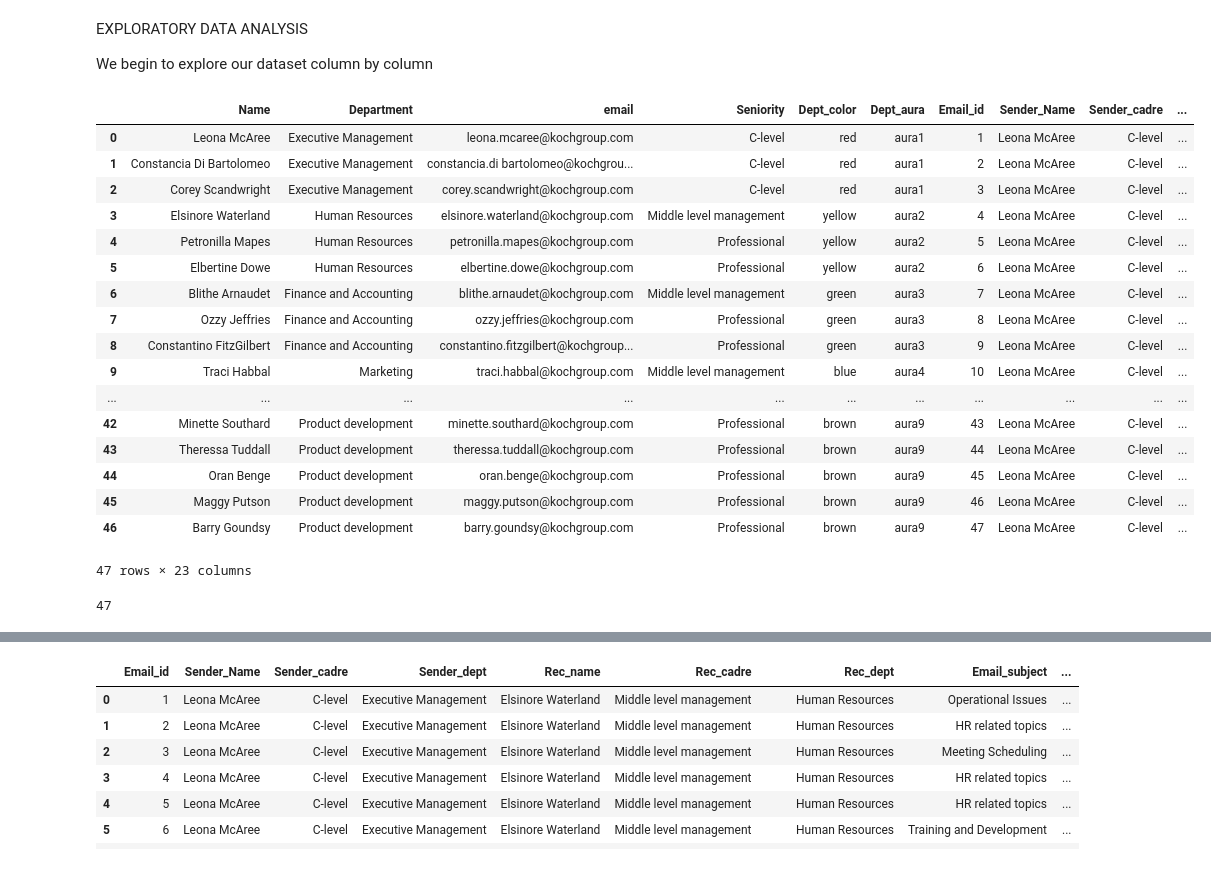
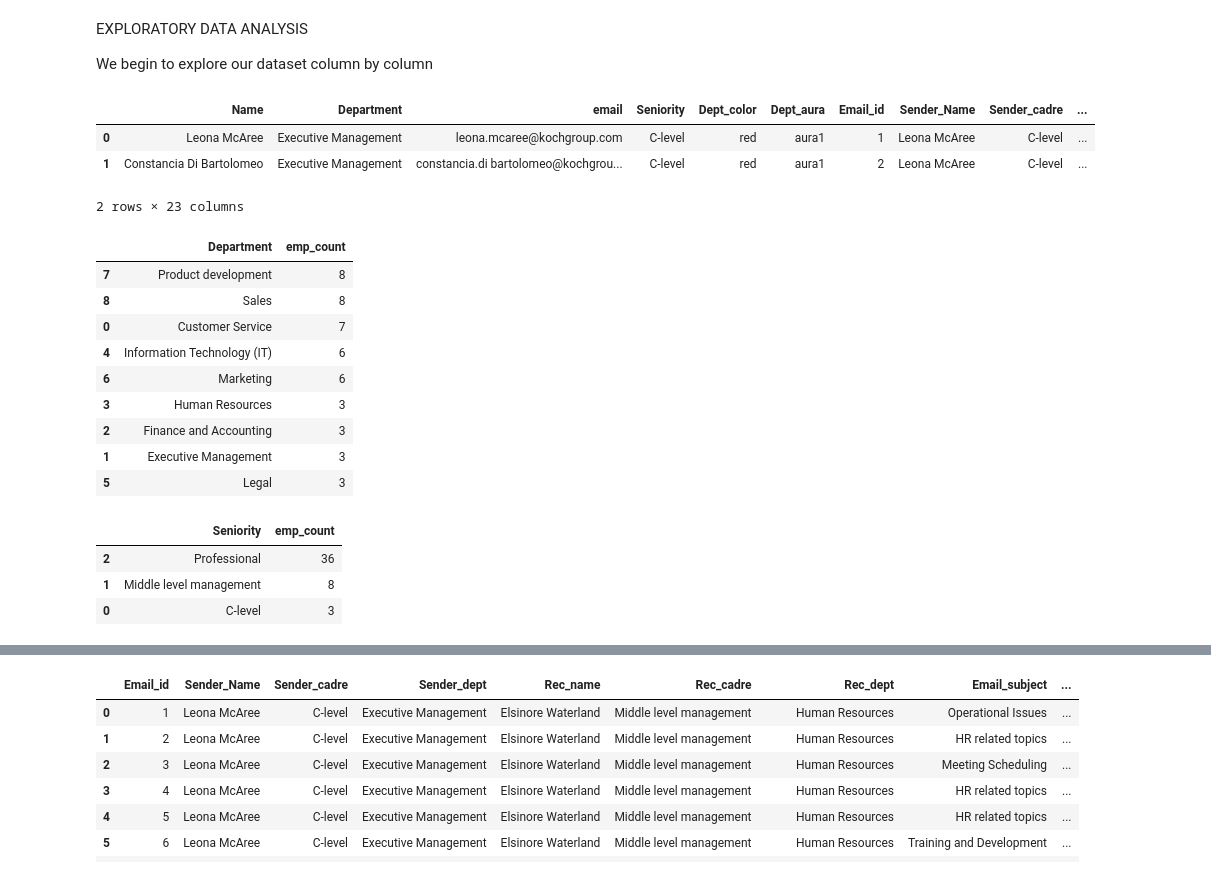
Before and after one commit to djibril968/Python_projects, a Jupyter notebook: Onyx_email_analysis.ipynb, the cells around one changed output, grey strips where cells are left out. Cells and saved outputs as stored; diff of their text form; code cells hidden in the pictures.

```diff
--- a/Onyx_email_analysis.ipynb
+++ b/Onyx_email_analysis.ipynb
@@ -191,30 +191,25 @@ We begin to explore our dataset column by column
 # %%
 #total employees
 #extract data using an inner join
 join_extract = Email_dim.join(Email_fact_data, how = 'inner')
-join_extract
+join_extract.head(2)
 # %% [output]
 |  | Name | Department | email | Seniority | Dept_color | Dept_aura | Email_id | Sender_Name | Sender_cadre | ... |
 | 0 | Leona McAree | Executive Management | leona.mcaree@kochgroup.com | C-level | red | aura1 | 1 | Leona McAree | C-level | ... |
 | 1 | Constancia Di Bartolomeo | Executive Management | constancia.di bartolomeo@kochgrou... | C-level | red | aura1 | 2 | Leona McAree | C-level | ... |
-| 2 | Corey Scandwright | Executive Management | corey.scandwright@kochgroup.com | C-level | red | aura1 | 3 | Leona McAree | C-level | ... |
-| 3 | Elsinore Waterland | Human Resources | elsinore.waterland@kochgroup.com | Middle level management | yellow | aura2 | 4 | Leona McAree | C-level | ... |
-| 4 | Petronilla Mapes | Human Resources | petronilla.mapes@kochgroup.com | Professional | yellow | aura2 | 5 | Leona McAree | C-level | ... |
-| 5 | Elbertine Dowe | Human Resources | elbertine.dowe@kochgroup.com | Professional | yellow | aura2 | 6 | Leona McAree | C-level | ... |
-| 6 | Blithe Arnaudet | Finance and Accounting | blithe.arnaudet@kochgroup.com | Middle level management | green | aura3 | 7 | Leona McAree | C-level | ... |
-| 7 | Ozzy Jeffries | Finance and Accounting | ozzy.jeffries@kochgroup.com | Professional | green | aura3 | 8 | Leona McAree | C-level | ... |
-| 8 | Constantino FitzGilbert | Finance and Accounting | constantino.fitzgilbert@kochgroup... | Professional | green | aura3 | 9 | Leona McAree | C-level | ... |
-| 9 | Traci Habbal | Marketing | traci.habbal@kochgroup.com | Middle level management | blue | aura4 | 10 | Leona McAree | C-level | ... |
-| ... | ... | ... | ... | ... | ... | ... | ... | ... | ... | ... |
-| 42 | Minette Southard | Product development | minette.southard@kochgroup.com | Professional | brown | aura9 | 43 | Leona McAree | C-level | ... |
-| 43 | Theressa Tuddall | Product development | theressa.tuddall@kochgroup.com | Professional | brown | aura9 | 44 | Leona McAree | C-level | ... |
-| 44 | Oran Benge | Product development | oran.benge@kochgroup.com | Professional | brown | aura9 | 45 | Leona McAree | C-level | ... |
-| 45 | Maggy Putson | Product development | maggy.putson@kochgroup.com | Professional | brown | aura9 | 46 | Leona McAree | C-level | ... |
-| 46 | Barry Goundsy | Product development | barry.goundsy@kochgroup.com | Professional | brown | aura9 | 47 | Leona McAree | C-level | ... |
-47 rows × 23 columns
+2 rows × 23 columns
 # %%
-#total employees
-tot_emp = join_extract['Name'].count()
+#total employees by department
+tot_emp = join_extract.groupby('Department')['Name'].count().reset_index(name='emp_count').sort_values('emp_count', ascending = False)
 tot_emp
 # %% [output]
-47
+|  | Department | emp_count |
+| 7 | Product development | 8 |
+| 8 | Sales | 8 |
+| 0 | Customer Service | 7 |
+| 4 | Information Technology (IT) | 6 |
+| 6 | Marketing | 6 |
+| 3 | Human Resources | 3 |
+| 2 | Finance and Accounting | 3 |
+| 1 | Executive Management | 3 |
+| 5 | Legal | 3 |
@@ -226,0 +216,9 @@ Email_dim
+# %%
+#emp by cadre
+emp_by_cadre = join_extract.groupby('Seniority')['Name'].count().reset_index(name= 'emp_count').sort_values('emp_count', ascending = False)
+emp_by_cadre
+# %% [output]
+|  | Seniority | emp_count |
+| 2 | Professional | 36 |
+| 1 | Middle level management | 8 |
+| 0 | C-level | 3 |
```
Also changed, not shown: parts of 3 cells of this notebook.
